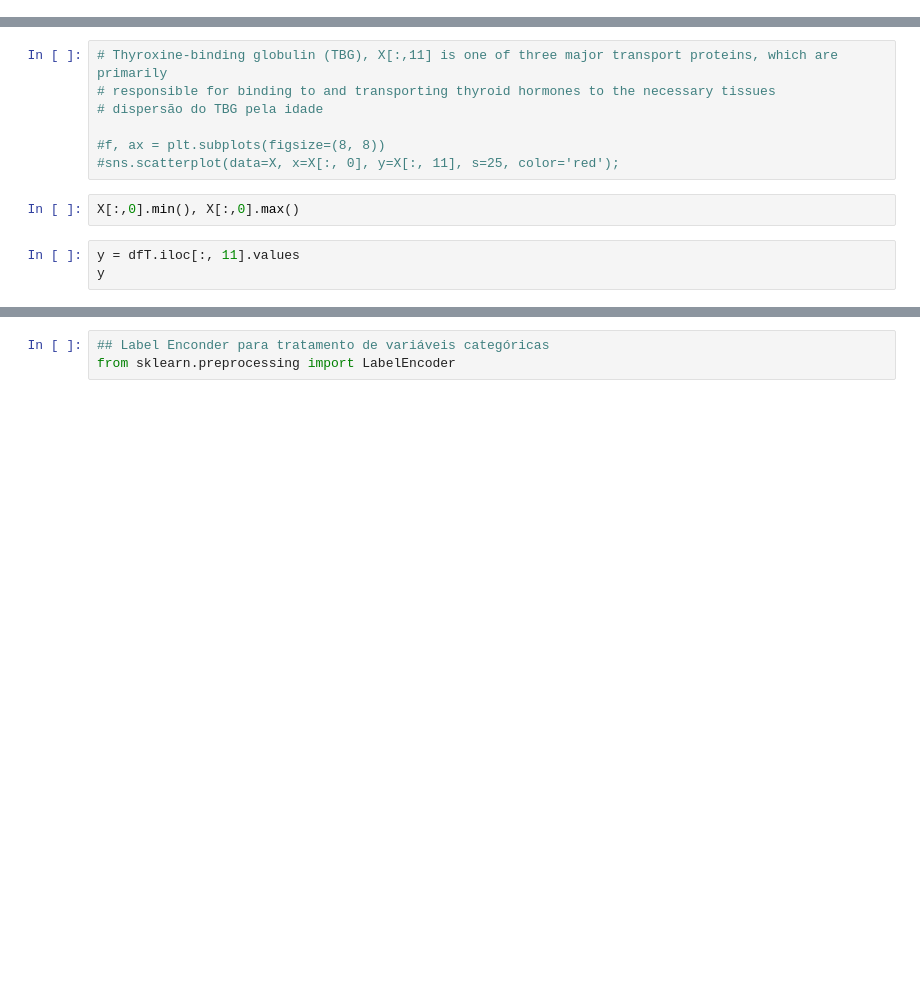
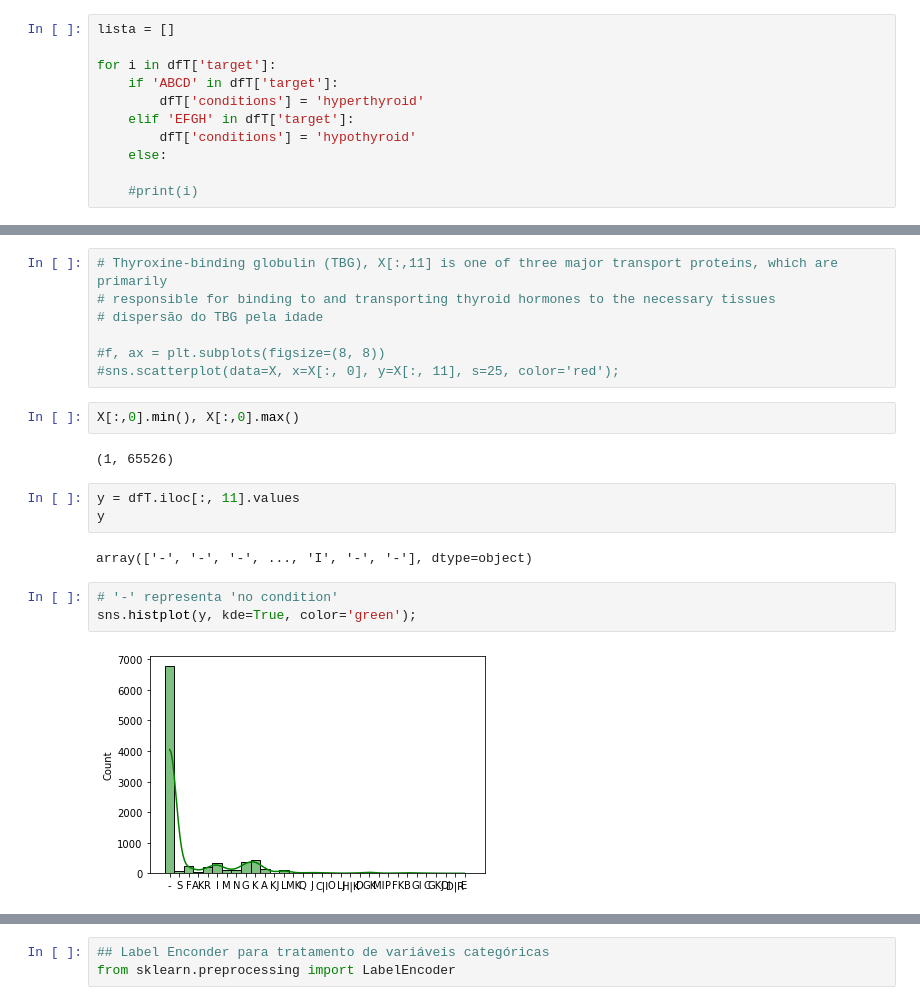
Before and after one commit to cantaruttim/Thyroid_Disease, a Jupyter notebook: Tyreoid Disease.ipynb, the cells around one changed output, grey strips where cells are left out. Cells and saved outputs as stored; diff of their text form; blank space fills up the shorter version.

```diff
--- a/Tyreoid Disease.ipynb
+++ b/Tyreoid Disease.ipynb
@@ -23,0 +48,11 @@ dfT.head(15)
+# %%
+lista = []
+
+for i in dfT['target']:
+    if 'ABCD' in dfT['target']:
+        dfT['conditions'] = 'hyperthyroid'
+    elif 'EFGH' in dfT['target']:
+        dfT['conditions'] = 'hypothyroid'
+    else:
+
+    #print(i)
@@ -71,6 +138,15 @@ X
 #sns.scatterplot(data=X, x=X[:, 0], y=X[:, 11], s=25, color='red');
 # %%
 X[:,0].min(), X[:,0].max()
+# %% [output]
+(1, 65526)
 # %%
 y = dfT.iloc[:, 11].values
 y
+# %% [output]
+array(['-', '-', '-', ..., 'I', '-', '-'], dtype=object)
+# %%
+# '-' representa 'no condition'
+sns.histplot(y, kde=True, color='green');
+# %% [output]
+[figure, added]
```
Also changed, not shown: parts of 11 cells of this notebook.
